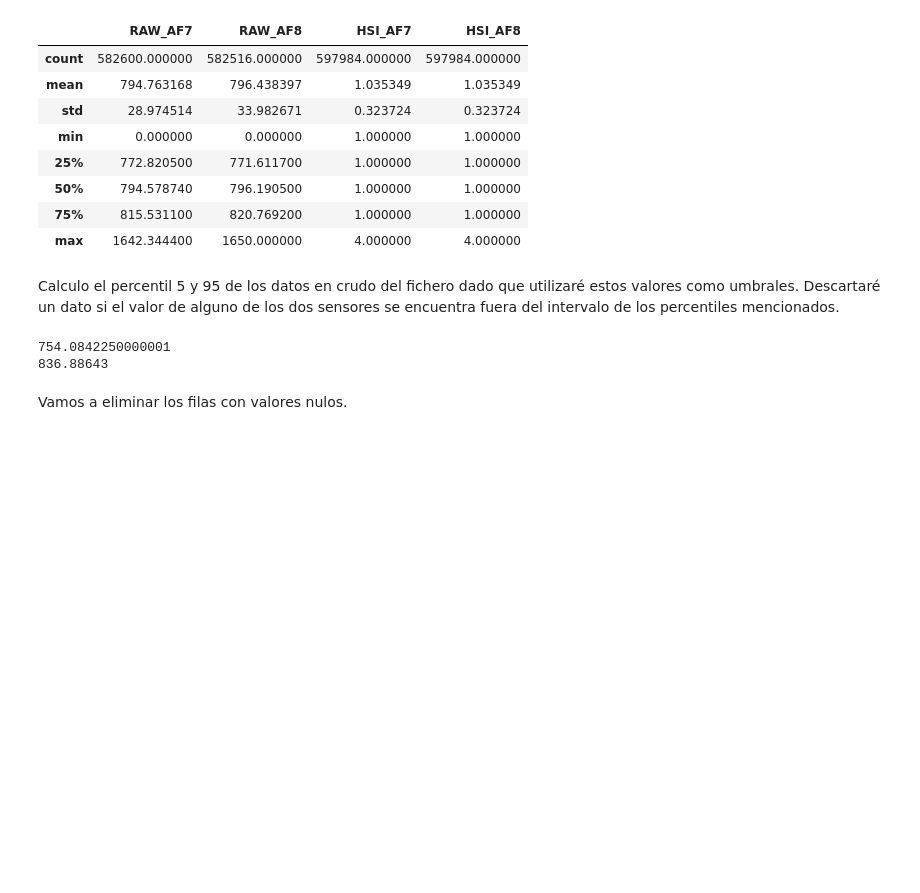
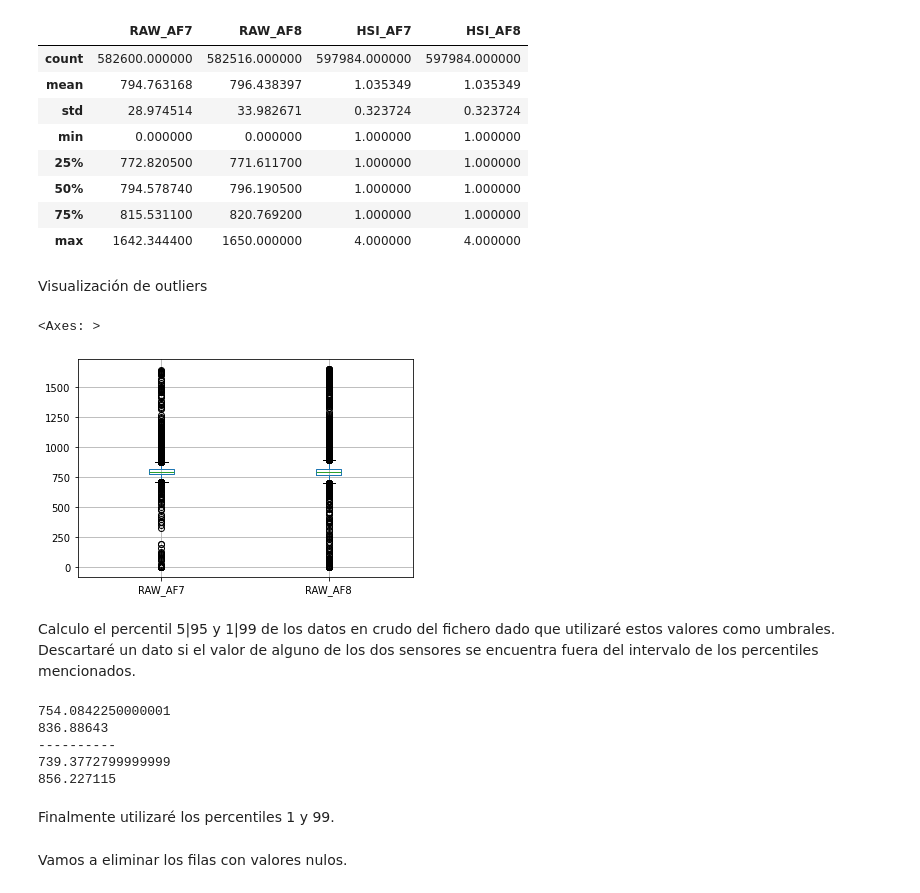
Before and after one commit to ismeh/tfg, a Jupyter notebook: codigo/tfg.ipynb, the cells around one changed output. Drawn from its saved outputs; the diff is of its cells as text; code cells hidden in the pictures; blank space fills up the shorter version.

Commit message:
add: eliminar outlier con percentil 1 y 99

```diff
--- a/codigo/tfg.ipynb
+++ b/codigo/tfg.ipynb
@@ -282,8 +282,15 @@ raw_data.describe()
 | 50% | 794.578740 | 796.190500 | 1.000000 | 1.000000 |
 | 75% | 815.531100 | 820.769200 | 1.000000 | 1.000000 |
 | max | 1642.344400 | 1650.000000 | 4.000000 | 4.000000 |
+# %% [markdown]
+Visualización de outliers
+# %%
+raw_data[['RAW_AF7','RAW_AF8']].boxplot()
+# %% [output]
+<Axes: >
+[figure, added]
 # %% [markdown]
-Calculo el percentil 5 y 95 de los datos en crudo del fichero dado que utilizaré estos valores como umbrales. Descartaré un dato si el valor de alguno de los dos sensores se encuentra fuera del intervalo de los percentiles mencionados.
+Calculo el percentil 5|95 y 1|99 de los datos en crudo del fichero dado que utilizaré estos valores como umbrales. Descartaré un dato si el valor de alguno de los dos sensores se encuentra fuera del intervalo de los percentiles mencionados.
 # %%
 q005_8 = raw_data['RAW_AF8'].quantile(0.05)
 q095_8 = raw_data['RAW_AF8'].quantile(0.95)
@@ -294,9 +301,24 @@ q005_f = (q005_7 + q005_8)/2
 q095_f = (q095_7 + q095_8)/2
 print(q005_f)
 print(q095_f)
+print("----------")
+q001_8 = raw_data['RAW_AF8'].quantile(0.01)
+q099_8 = raw_data['RAW_AF8'].quantile(0.99)
+q001_7 = raw_data['RAW_AF7'].quantile(0.01)
+q099_7 = raw_data['RAW_AF7'].quantile(0.99)
+
+q001_f = (q001_7 + q001_8)/2
+q099_f = (q099_7 + q099_8)/2
+print(q001_f)
+print(q099_f)
 # %% [output]
 754.0842250000001
 836.88643
+----------
+739.3772799999999
+856.227115
+# %% [markdown]
+Finalmente utilizaré los percentiles 1 y 99.
 # %% [markdown]
 Vamos a eliminar los filas con valores nulos.
 # %%
```
Also changed, not shown: parts of 5 cells of this notebook.
